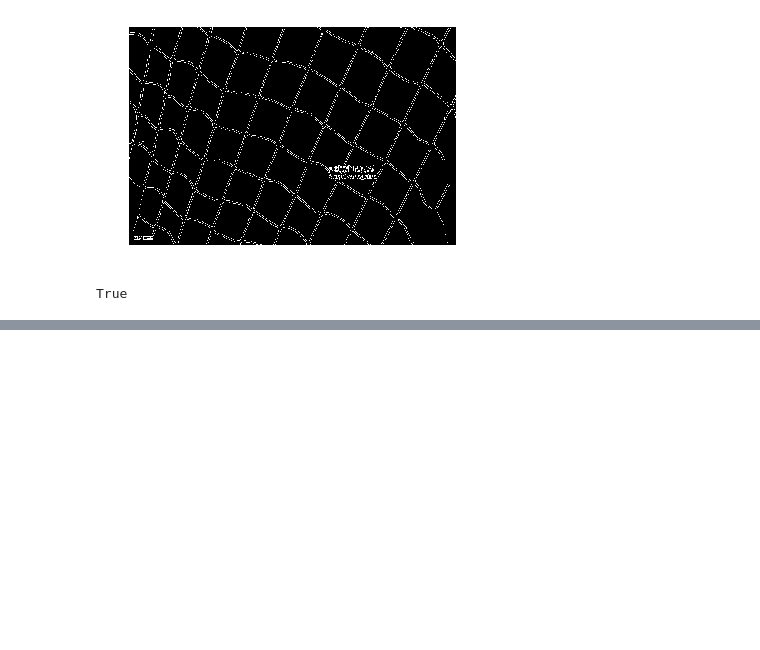
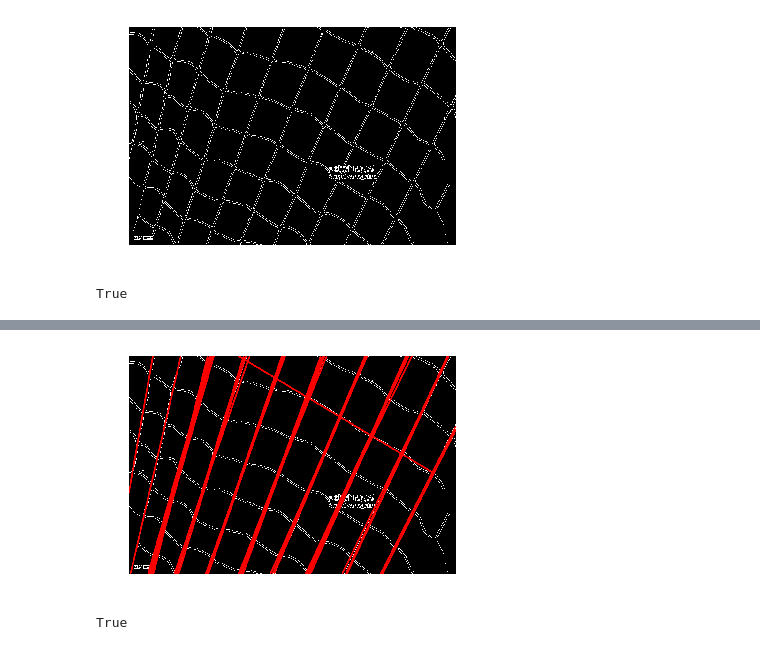
Before and after one commit to SystemCorps/imageprocess, a Jupyter notebook: imageprocess/edge_detection.ipynb, the cells around one changed output, grey strips where cells are left out. Saved outputs shown, nothing was run; the diff lists cells and outputs as text; code cells hidden in the pictures; blank space fills up the shorter version.

Commit message:
line detection

```diff
--- a/imageprocess/edge_detection.ipynb
+++ b/imageprocess/edge_detection.ipynb
@@ -42,3 +45,7 @@ cv2.imwrite("Net1_edge.jpg", edges)
 # %% [output]
 [figure]
 True
+# %%
+# For further usage
+cedges = cv2.cvtColor(edges, cv2.COLOR_GRAY2BGR)
+cedgesP = np.copy(cedges)
@@ -44,0 +68,22 @@ True
+# %%
+lines = cv2.HoughLines(edges, 1, np.pi/180, 150, None, 0, 0)
+if lines is not None:
+    for i in range(0, len(lines)):
+        rho = lines[i][0][0]
+        theta = lines[i][0][1]
+        a = math.cos(theta)
+        b = math.sin(theta)
+        x0 = a * rho
+        y0 = b * rho
+        pt1 = (int(x0 + 1000*(-b)), int(y0 + 1000*(a)))
+        pt2 = (int(x0 - 1000*(-b)), int(y0 - 1000*(a)))
+
+        cv2.line(cedges, pt1, pt2, (0,0,255), 3, cv2.LINE_AA)
+
+plt.axis("off")
+plt.imshow(cv2.cvtColor(cedges, cv2.COLOR_BGR2RGB))
+plt.show()
+cv2.imwrite("Net1_lineS.jpg", edges)
+# %% [output]
+[figure, added]
+True
```
Also changed, not shown: parts of 7 cells of this notebook, 2 other files.
